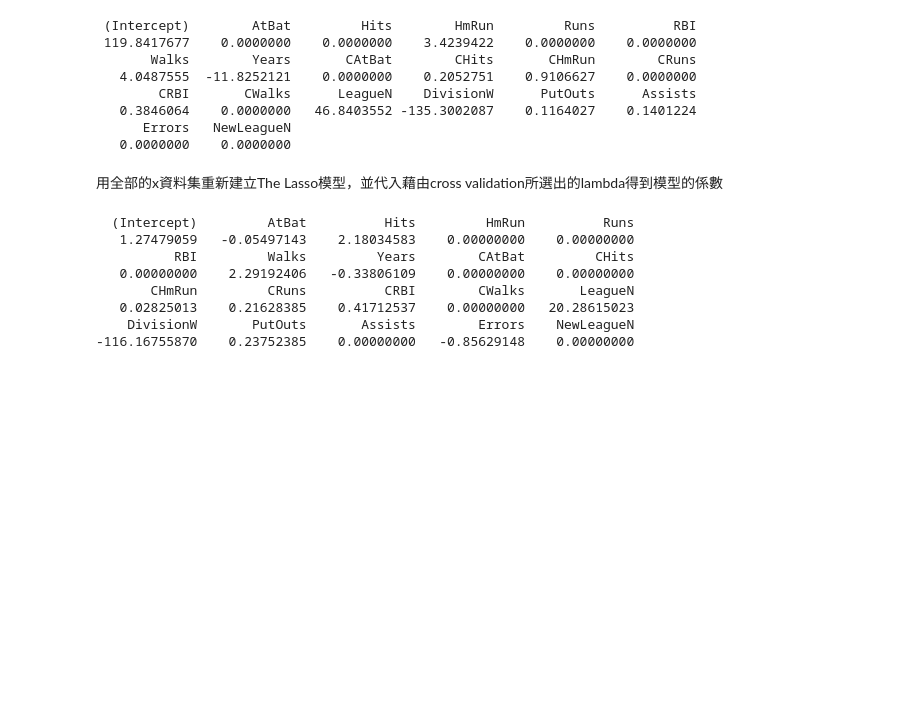
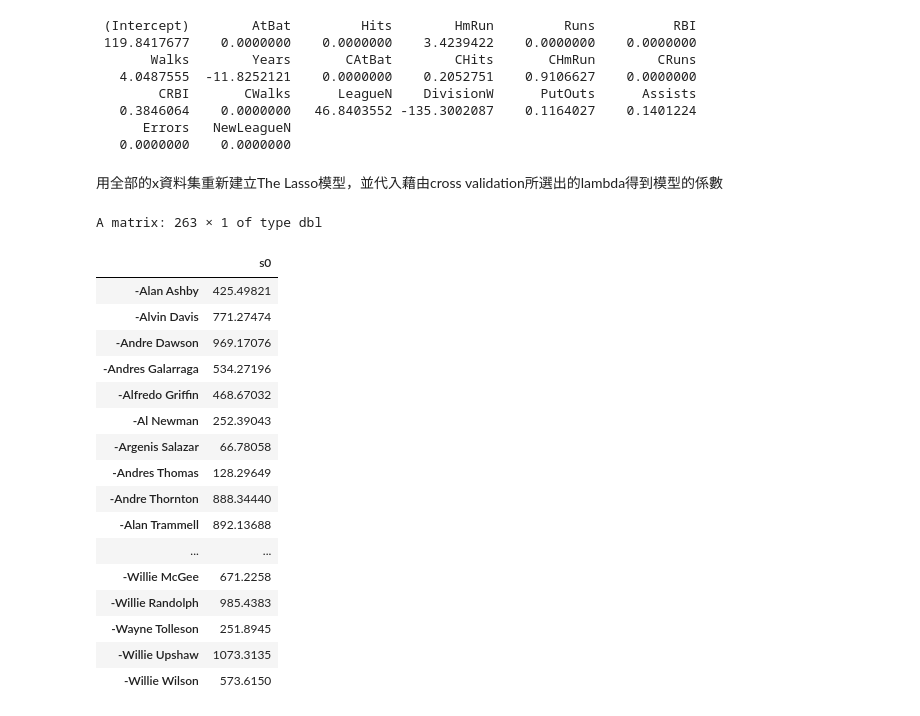
Before and after one commit to alanchua92/stat_learning_lab, a Jupyter notebook: 2019-12-12/ipynb 檔案/Lab2_Linear_Model_Selection_and_Regularization.ipynb, the cells around one changed output. Saved outputs shown, nothing was run; the diff lists cells and outputs as text; code cells hidden in the pictures; blank space fills up the shorter version.

```diff
--- a/2019-12-12/ipynb 檔案/Lab2_Linear_Model_Selection_and_Regularization.ipynb
+++ b/2019-12-12/ipynb 檔案/Lab2_Linear_Model_Selection_and_Regularization.ipynb
@@ -159,15 +172,26 @@ lasso.coef
 # %% [markdown]
 用全部的x資料集重新建立The Lasso模型，並代入藉由cross validation所選出的lambda得到模型的係數
 # %%
-out=glmnet(x,y,alpha =1, lambda =grid)
-lasso.coef=predict(out ,type ="coefficients",s=bestlam)[1:20 ,]
+x_new=x[,names(lasso.coef[lasso.coef!=0])[-1]]
+out=glmnet(x_new,y,alpha =1, lambda =0)
+lasso.coef=predict(out,newx=x_new)
 lasso.coef
 # %% [output]
-  (Intercept)         AtBat          Hits         HmRun          Runs
-   1.27479059   -0.05497143    2.18034583    0.00000000    0.00000000
-          RBI         Walks         Years        CAtBat         CHits
-   0.00000000    2.29192406   -0.33806109    0.00000000    0.00000000
-       CHmRun         CRuns          CRBI        CWalks       LeagueN
-   0.02825013    0.21628385    0.41712537    0.00000000   20.28615023
-    DivisionW       PutOuts       Assists        Errors    NewLeagueN
--116.16755870    0.23752385    0.00000000   -0.85629148    0.00000000
+A matrix: 263 × 1 of type dbl
+|  | s0 |
+| -Alan Ashby | 425.49821 |
+| -Alvin Davis | 771.27474 |
+| -Andre Dawson | 969.17076 |
+| -Andres Galarraga | 534.27196 |
+| -Alfredo Griffin | 468.67032 |
+| -Al Newman | 252.39043 |
+| -Argenis Salazar | 66.78058 |
+| -Andres Thomas | 128.29649 |
+| -Andre Thornton | 888.34440 |
+| -Alan Trammell | 892.13688 |
+| ... | ... |
+| -Willie McGee | 671.2258 |
+| -Willie Randolph | 985.4383 |
+| -Wayne Tolleson | 251.8945 |
+| -Willie Upshaw | 1073.3135 |
+| -Willie Wilson | 573.6150 |
```
Also changed, not shown: parts of 3 cells of this notebook, 2 other files.
